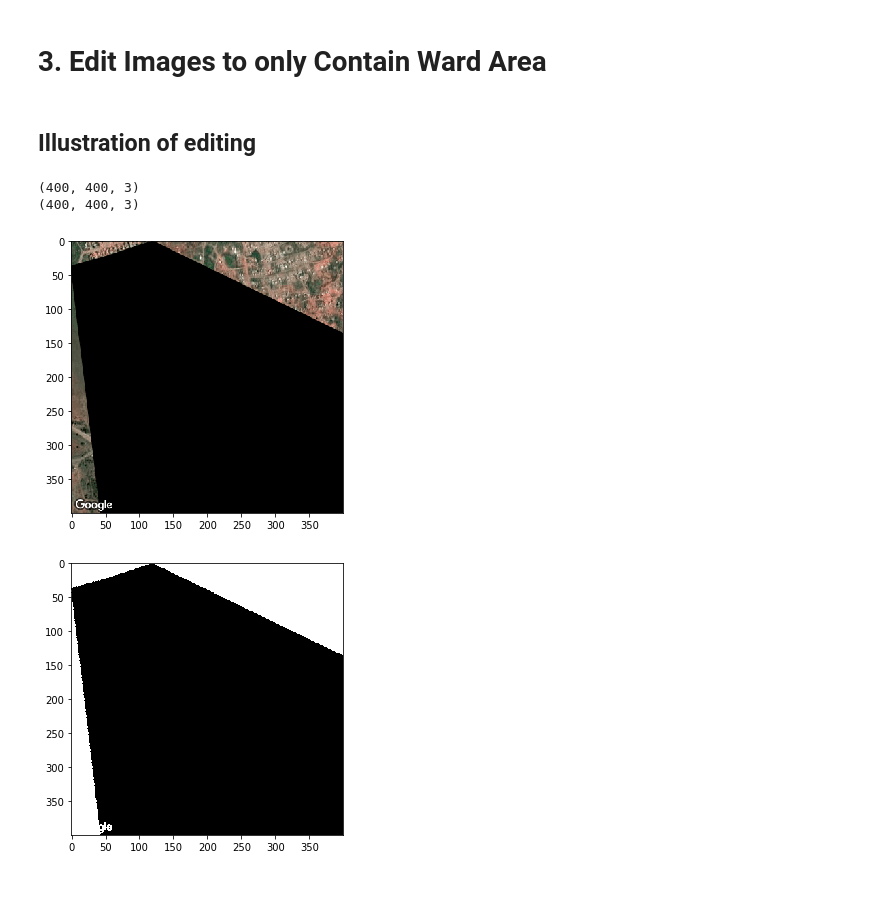
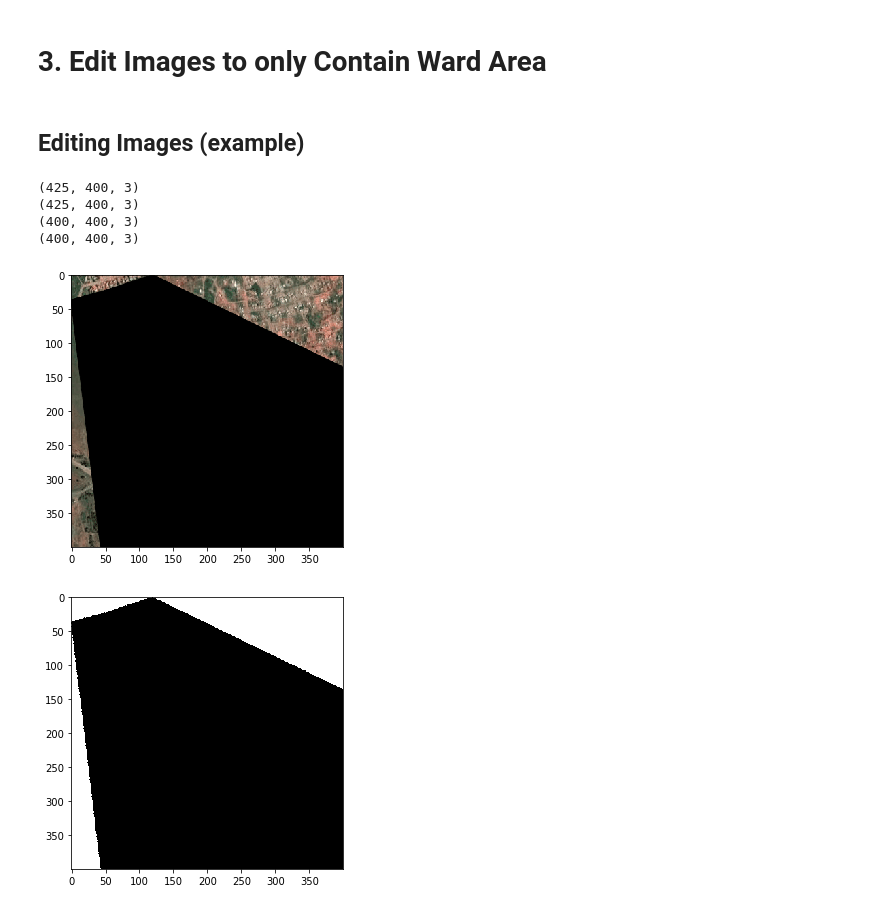
Before and after one commit to rs-anderson/Clustering-Ward-Level-Poverty-Using-Satellite-Imagery, a Jupyter notebook: scripts/Polylines.ipynb, the cells around one changed output. Saved outputs shown, nothing was run; the diff lists cells and outputs as text; code cells hidden in the pictures.

```diff
--- a/scripts/Polylines.ipynb
+++ b/scripts/Polylines.ipynb
@@ -222,11 +220,17 @@ class GoogleDownloader:
-# %% [markdown]
-## Illustration of editing
+# %% [markdown]
+## Editing Images (example)
 # %%
 img_with_ward = cv2.imread("../images/ward_1/00_with_ward.png")
 img_no_ward = cv2.imread("../images/ward_1/00.png")
 print(img_with_ward.shape)
 print(img_no_ward.shape)
+img_with_ward_cropped = img_with_ward[0:400,:,:]
+img_no_ward_cropped = img_no_ward[0:400,:,:]
+print(img_with_ward_cropped.shape)
+print(img_no_ward_cropped.shape)
 # %% [output]
+(425, 400, 3)
+(425, 400, 3)
 (400, 400, 3)
 (400, 400, 3)
 # %%
@@ -235,8 +239,8 @@ def plot_fig(img):
     plt.figure(figsize=(5,5))
     plt.imshow(img_matplot)
 # %%
-plot_fig(img_with_ward)
+plot_fig(img_with_ward_cropped)
 # %% [output]
-[figure, old version]
+[figure, new version]
 # %%
 ## All pixels that aren't black
@@ -244,7 +248,7 @@ pix_out_ward = np.where(np.all(img_with_ward != [0,0,0], axis=-1))
 # %%
 ## Setting all non-black pixels to white
-img_with_ward[pix_out_ward] = [255,255,255]
-plot_fig(img_with_ward)
+img_with_ward_cropped[pix_out_ward] = [255,255,255]
+plot_fig(img_with_ward_cropped)
 # %% [output]
-[figure, old version]
+[figure, new version]
 # %%
```
Also changed, not shown: parts of 24 cells of this notebook, 1 other file.
